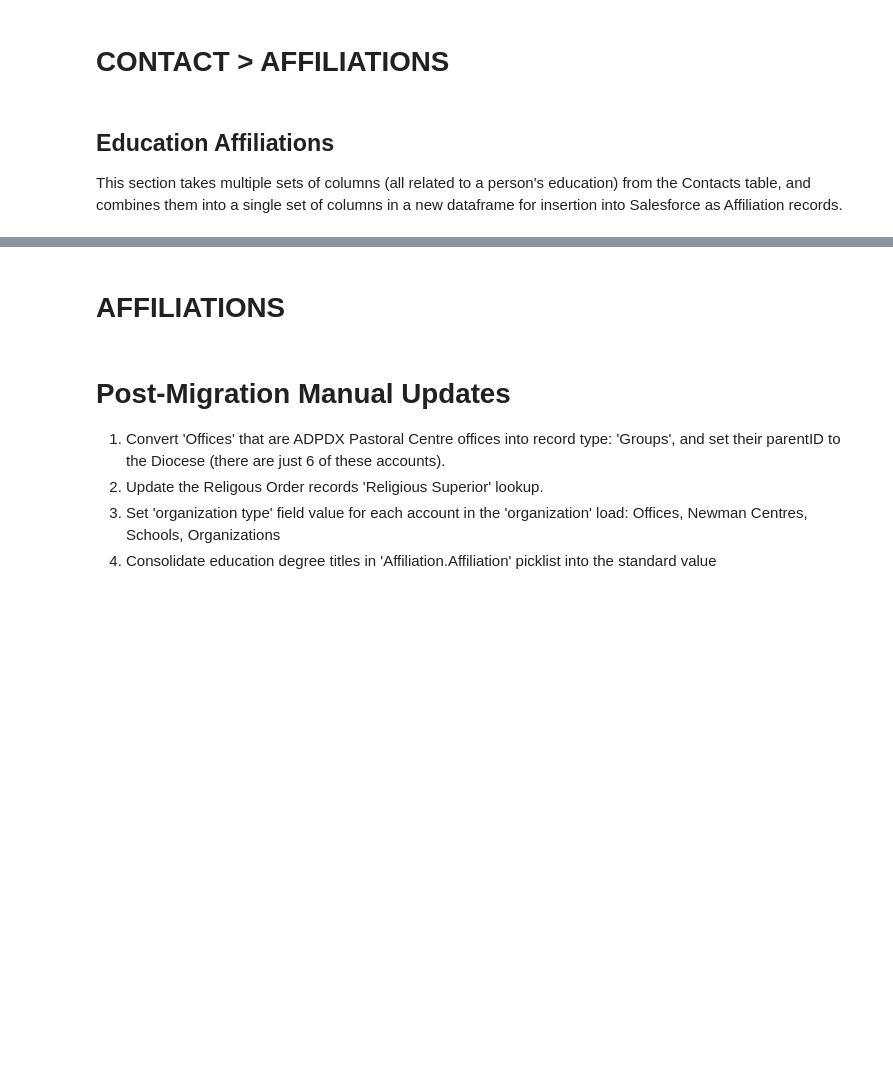
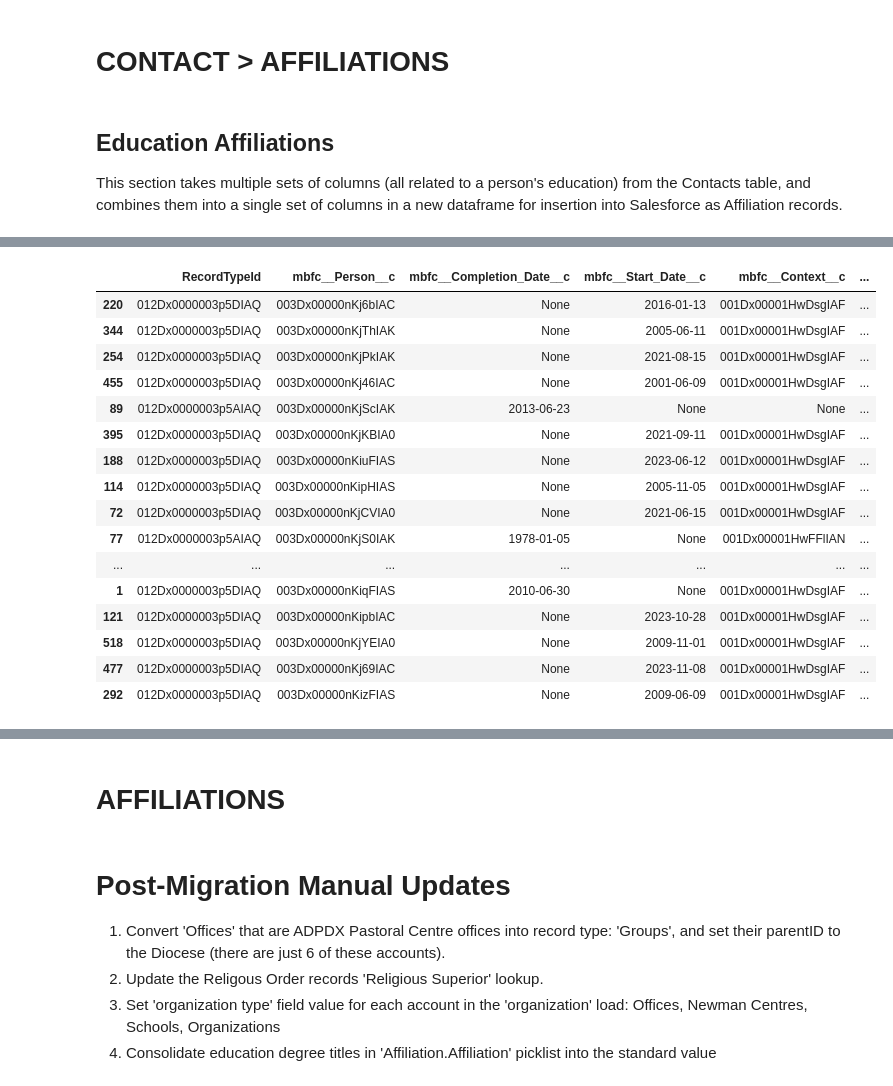
Before and after one commit to Cath-Strategic-Tech/adpdx_etl, a Jupyter notebook: ADPDX_ClergyDB.ipynb, the cells around one changed output, grey strips where cells are left out. Drawn from its saved outputs; the diff is of its cells as text; code cells hidden in the pictures; blank space fills up the shorter version.

```diff
--- a/ADPDX_ClergyDB.ipynb
+++ b/ADPDX_ClergyDB.ipynb
@@ -2845,5 +3130,4 @@ ecclesial_affiliation_record_type_id = record_type_result['records'][0]['Id']
 # %%
-
 
 # Initialize the DataFrame for the staging table
 ecclesial_affiliation_staging = pd.DataFrame()
@@ -2904,11 +3188,24 @@ for index, row in df.iterrows():
             account_id = get_or_create_church_account(context)
             contact_id = get_contact_id_by_record_number(row['Record_Number'])
 
+            # Initialize all necessary variables with None
+            start_date = None
+            completion_date = None
+            affiliation = None
+            record_type_id = None
+            category = None
+
             # Determine the mbfc__Affiliation__c value
             if 'Incardinated_From_Date' in col_set['year']:
                 affiliation = 'Incardinated'
+                completion_date = date
+                record_type_id = ecclesial_affiliation_record_type_id
+                category = 'Ecclesial Affiliations'
             elif 'Excardinated_To_Date' in col_set['year']:
                 affiliation = 'Excardinated'
+                completion_date = date
+                record_type_id = ecclesial_affiliation_record_type_id
+                category = 'Ecclesial Affiliations'
             elif 'Faculties_Granted_Date' in col_set['year']:
                 faculties_value = row.get(col_set.get('affiliation', ''))
                 if pd.isna(faculties_value):
@@ -2916,32 +3213,68 @@ for index, row in df.iterrows():
                 else:
                     affiliation = f"Faculties ({faculties_value})"
                 account_id = diocesan_account_id  # Override account ID for faculties
+                start_date = date
+                record_type_id = ministerial_status_record_type_id
+                category = 'Faculties'
             elif 'Faculties_Restricted_Date' in col_set['year']:
                 affiliation = 'Faculties (Restricted)'
                 account_id = diocesan_account_id  # Override account ID for faculties
+                completion_date = date
+                record_type_id = ministerial_status_record_type_id
+                category = 'Faculties'
             elif 'Faculties_Withdrawn_Date' in col_set['year']:
                 affiliation = 'Faculties (Withdrawn)'
                 account_id = diocesan_account_id  # Override account ID for faculties
+                completion_date = date
+                record_type_id = ministerial_status_record_type_id
+                category = 'Faculties'
             elif 'Date_of_First_Vows' in col_set['year']:
                 affiliation = 'First Vows'
+                completion_date = date
+                record_type_id = ecclesial_affiliation_record_type_id
+                category = 'Ecclesial Affiliations'
             elif 'Date_of_Final_Vows' in col_set['year']:
                 affiliation = 'Final Vows'
+                completion_date = date
+                record_type_id = ecclesial_affiliation_record_type_id
+                category = 'Ecclesial Affiliations'
             else:
                 affiliation = row.get(col_set.get('affiliation', ''), None)
 
             # Create a record for the staging table
             affiliation_record = {
-                'RecordTypeId': ecclesial_affiliation_record_type_id,
+                'RecordTypeId': record_type_id,
                 'mbfc__Person__c': contact_id,
-                'mbfc__Completion_Date__c': date,
+                'mbfc__Completion_Date__c': completion_date,
+                'mbfc__Start_Date__c': start_date,
                 'mbfc__Context__c': account_id,
-                'mbfc__Category__c': 'Ecclesial Affiliations',
+                'mbfc__Category__c': category,
                 'mbfc__Affiliation__c': affiliation
             }
             new_entries.append(affiliation_record)
 
 # Convert all collected records to a DataFrame in one go
 ecclesial_affiliations_staging = pd.DataFrame(new_entries)
+# %%
+ecclesial_affiliations_staging.sample(20)
+# %% [output]
+|  | RecordTypeId | mbfc__Person__c | mbfc__Completion_Date__c | mbfc__Start_Date__c | mbfc__Context__c | ... |
+| 220 | 012Dx0000003p5DIAQ | 003Dx00000nKj6bIAC | None | 2016-01-13 | 001Dx00001HwDsgIAF | ... |
+| 344 | 012Dx0000003p5DIAQ | 003Dx00000nKjThIAK | None | 2005-06-11 | 001Dx00001HwDsgIAF | ... |
+| 254 | 012Dx0000003p5DIAQ | 003Dx00000nKjPkIAK | None | 2021-08-15 | 001Dx00001HwDsgIAF | ... |
+| 455 | 012Dx0000003p5DIAQ | 003Dx00000nKj46IAC | None | 2001-06-09 | 001Dx00001HwDsgIAF | ... |
+| 89 | 012Dx0000003p5AIAQ | 003Dx00000nKjScIAK | 2013-06-23 | None | None | ... |
+| 395 | 012Dx0000003p5DIAQ | 003Dx00000nKjKBIA0 | None | 2021-09-11 | 001Dx00001HwDsgIAF | ... |
+| 188 | 012Dx0000003p5DIAQ | 003Dx00000nKiuFIAS | None | 2023-06-12 | 001Dx00001HwDsgIAF | ... |
+| 114 | 012Dx0000003p5DIAQ | 003Dx00000nKipHIAS | None | 2005-11-05 | 001Dx00001HwDsgIAF | ... |
+| 72 | 012Dx0000003p5DIAQ | 003Dx00000nKjCVIA0 | None | 2021-06-15 | 001Dx00001HwDsgIAF | ... |
+| 77 | 012Dx0000003p5AIAQ | 003Dx00000nKjS0IAK | 1978-01-05 | None | 001Dx00001HwFFlIAN | ... |
+| ... | ... | ... | ... | ... | ... | ... |
+| 1 | 012Dx0000003p5DIAQ | 003Dx00000nKiqFIAS | 2010-06-30 | None | 001Dx00001HwDsgIAF | ... |
+| 121 | 012Dx0000003p5DIAQ | 003Dx00000nKipbIAC | None | 2023-10-28 | 001Dx00001HwDsgIAF | ... |
+| 518 | 012Dx0000003p5DIAQ | 003Dx00000nKjYEIA0 | None | 2009-11-01 | 001Dx00001HwDsgIAF | ... |
+| 477 | 012Dx0000003p5DIAQ | 003Dx00000nKj69IAC | None | 2023-11-08 | 001Dx00001HwDsgIAF | ... |
+| 292 | 012Dx0000003p5DIAQ | 003Dx00000nKizFIAS | None | 2009-06-09 | 001Dx00001HwDsgIAF | ... |
 # %%
 # Apply the function to each row and create a new column with the unique ID
 ecclesial_affiliations_staging['Archdpdx_Migration_Id__c'] = ecclesial_affiliations_staging.apply(create_unique_id, axis=1)
```
Also changed, not shown: parts of 38 cells of this notebook, 5 other files.
